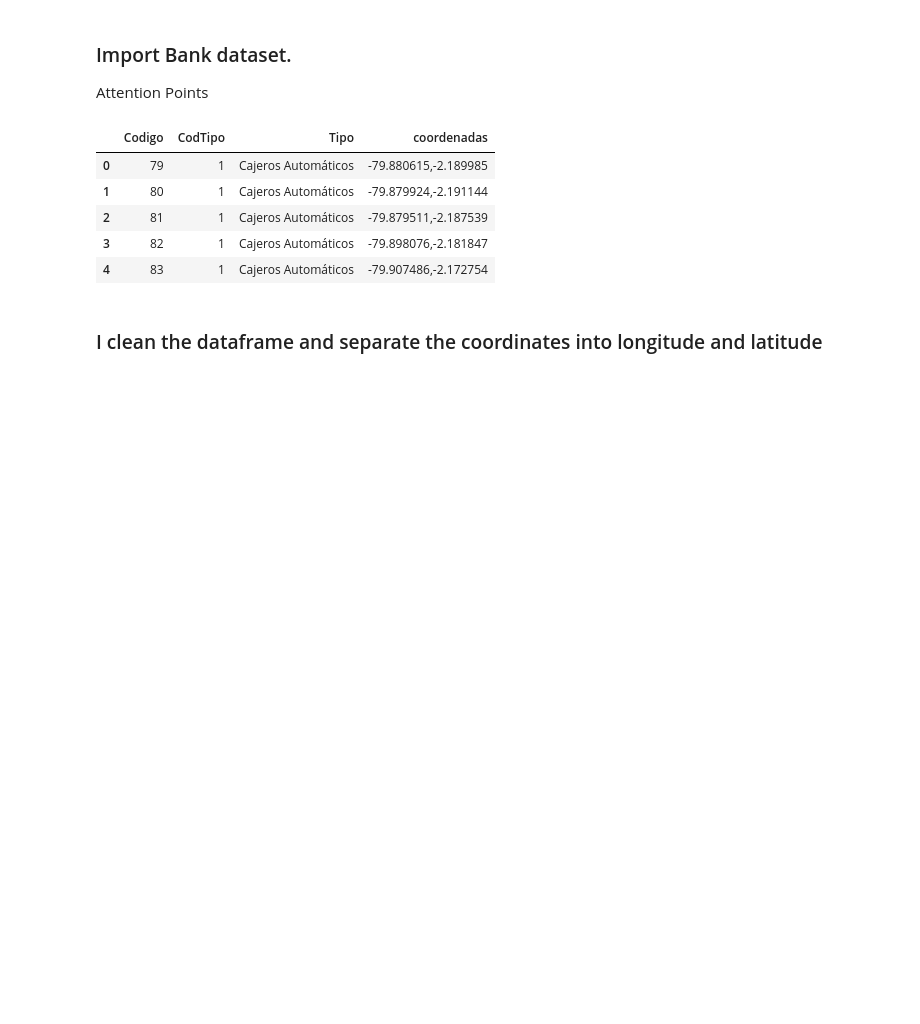
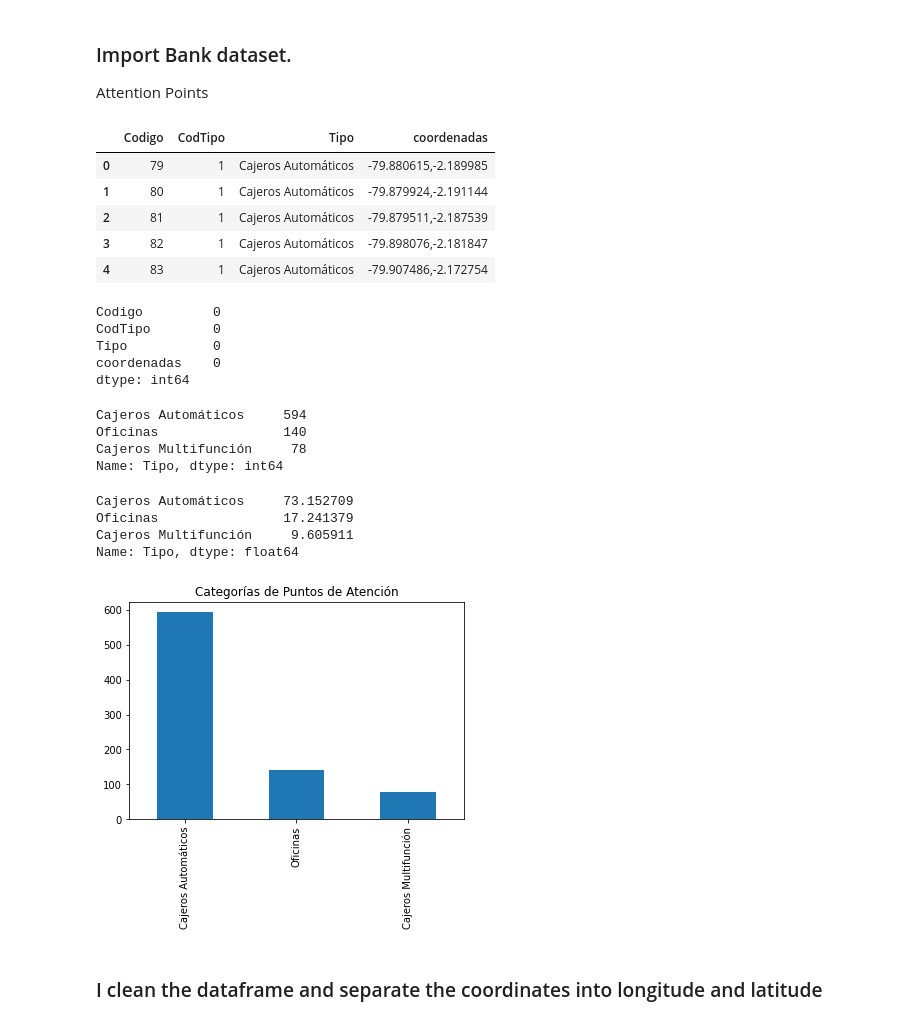
Before and after one commit to restevesd/udacity, a Jupyter notebook: Udacity.ipynb, the cells around one changed output. Drawn from its saved outputs; the diff is of its cells as text; code cells hidden in the pictures; blank space fills up the shorter version.

```diff
--- a/Udacity.ipynb
+++ b/Udacity.ipynb
@@ -49,6 +52,37 @@ data.head()
 | 2 | 81 | 1 | Cajeros Automáticos | -79.879511,-2.187539 |
 | 3 | 82 | 1 | Cajeros Automáticos | -79.898076,-2.181847 |
 | 4 | 83 | 1 | Cajeros Automáticos | -79.907486,-2.172754 |
+# %%
+data.isna().sum()
+#don't have Na in the data set
+# %% [output]
+Codigo         0
+CodTipo        0
+Tipo           0
+coordenadas    0
+dtype: int64
+# %%
+# Frecuency data class Tipo
+pd.value_counts(data['Tipo'])
+# %% [output]
+Cajeros Automáticos     594
+Oficinas                140
+Cajeros Multifunción     78
+Name: Tipo, dtype: int64
+# %%
+# tabla de frecuencia relativa de pasajeros
+100 * data['Tipo'].value_counts() / len(data['Tipo'])
+# %% [output]
+Cajeros Automáticos     73.152709
+Oficinas                17.241379
+Cajeros Multifunción     9.605911
+Name: Tipo, dtype: float64
+# %%
+# Gráfico de barras de pasajeros del Titanic
+plot = data['Tipo'].value_counts().plot(kind='bar',title='Categorías de Puntos de Atención')
+plt.show()
+# %% [output]
+[figure, added]
 # %% [markdown]
 ### I clean the dataframe and separate the coordinates into longitude and latitude
 # %%
```
Also changed, not shown: parts of 27 cells of this notebook.
